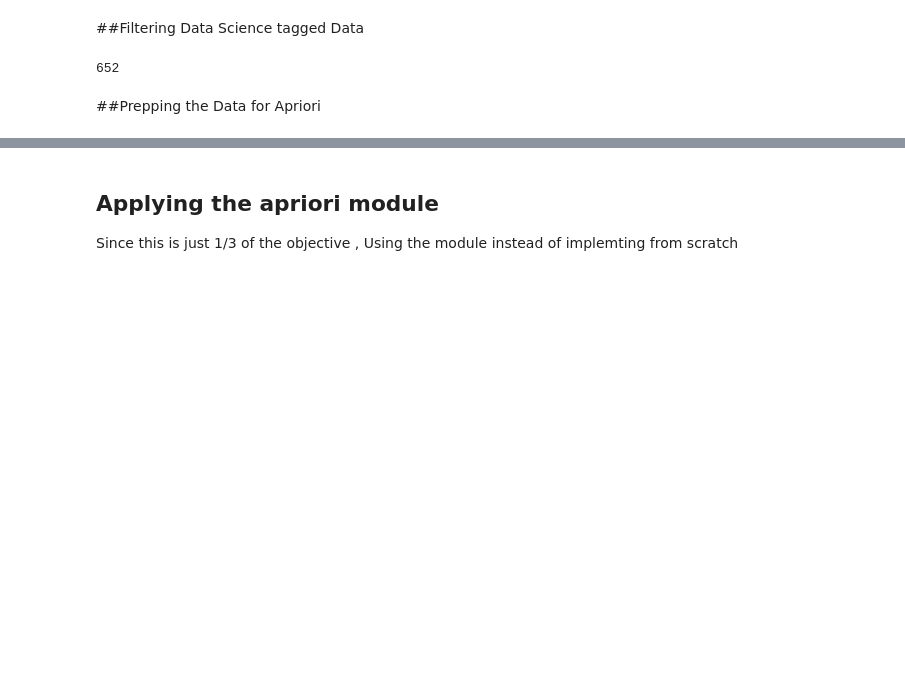
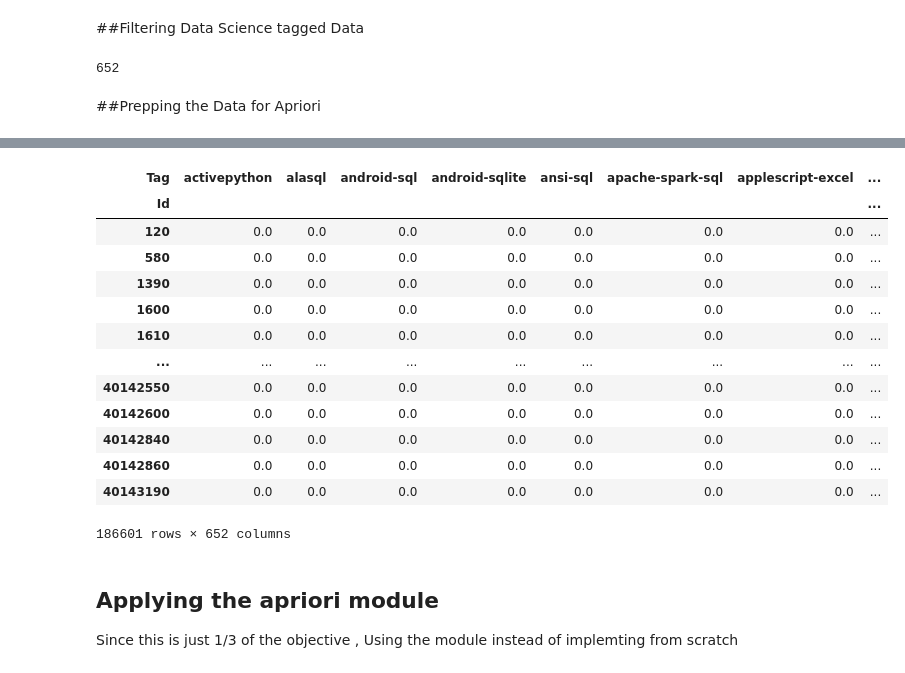
Before and after one commit to prajwalpai/Upgrad-Assignments, a Jupyter notebook: SO_Assignment-complete.ipynb, the cells around one changed output, grey strips where cells are left out. Drawn from its saved outputs; the diff is of its cells as text; code cells hidden in the pictures; blank space fills up the shorter version.

```diff
--- a/SO_Assignment-complete.ipynb
+++ b/SO_Assignment-complete.ipynb
@@ -755,3 +774,20 @@ data_for_apriori = data_filtered.groupby(['Id','Tag'])['Tag'].count().unstack().
+# %%
+data_for_apriori
+# %% [output]
+| Tag | activepython | alasql | android-sql | android-sqlite | ansi-sql | apache-spark-sql | applescript-excel | ... |
+| Id |  |  |  |  |  |  |  | ... |
+| 120 | 0.0 | 0.0 | 0.0 | 0.0 | 0.0 | 0.0 | 0.0 | ... |
+| 580 | 0.0 | 0.0 | 0.0 | 0.0 | 0.0 | 0.0 | 0.0 | ... |
+| 1390 | 0.0 | 0.0 | 0.0 | 0.0 | 0.0 | 0.0 | 0.0 | ... |
+| 1600 | 0.0 | 0.0 | 0.0 | 0.0 | 0.0 | 0.0 | 0.0 | ... |
+| 1610 | 0.0 | 0.0 | 0.0 | 0.0 | 0.0 | 0.0 | 0.0 | ... |
+| ... | ... | ... | ... | ... | ... | ... | ... | ... |
+| 40142550 | 0.0 | 0.0 | 0.0 | 0.0 | 0.0 | 0.0 | 0.0 | ... |
+| 40142600 | 0.0 | 0.0 | 0.0 | 0.0 | 0.0 | 0.0 | 0.0 | ... |
+| 40142840 | 0.0 | 0.0 | 0.0 | 0.0 | 0.0 | 0.0 | 0.0 | ... |
+| 40142860 | 0.0 | 0.0 | 0.0 | 0.0 | 0.0 | 0.0 | 0.0 | ... |
+| 40143190 | 0.0 | 0.0 | 0.0 | 0.0 | 0.0 | 0.0 | 0.0 | ... |
+186601 rows × 652 columns
 # %% [markdown]
 ## Applying the apriori module
 Since this is just 1/3 of the objective , Using the module instead of implemting from scratch
```
Also changed, not shown: parts of 24 cells of this notebook.
